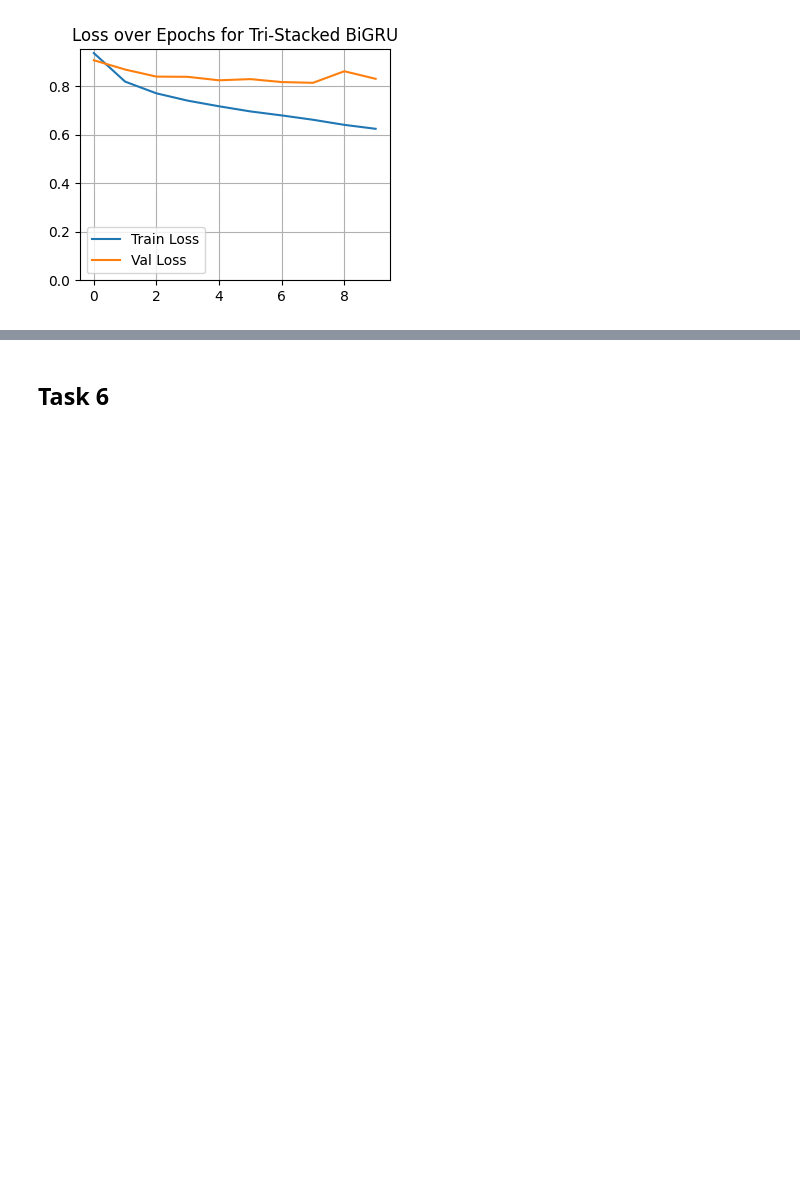
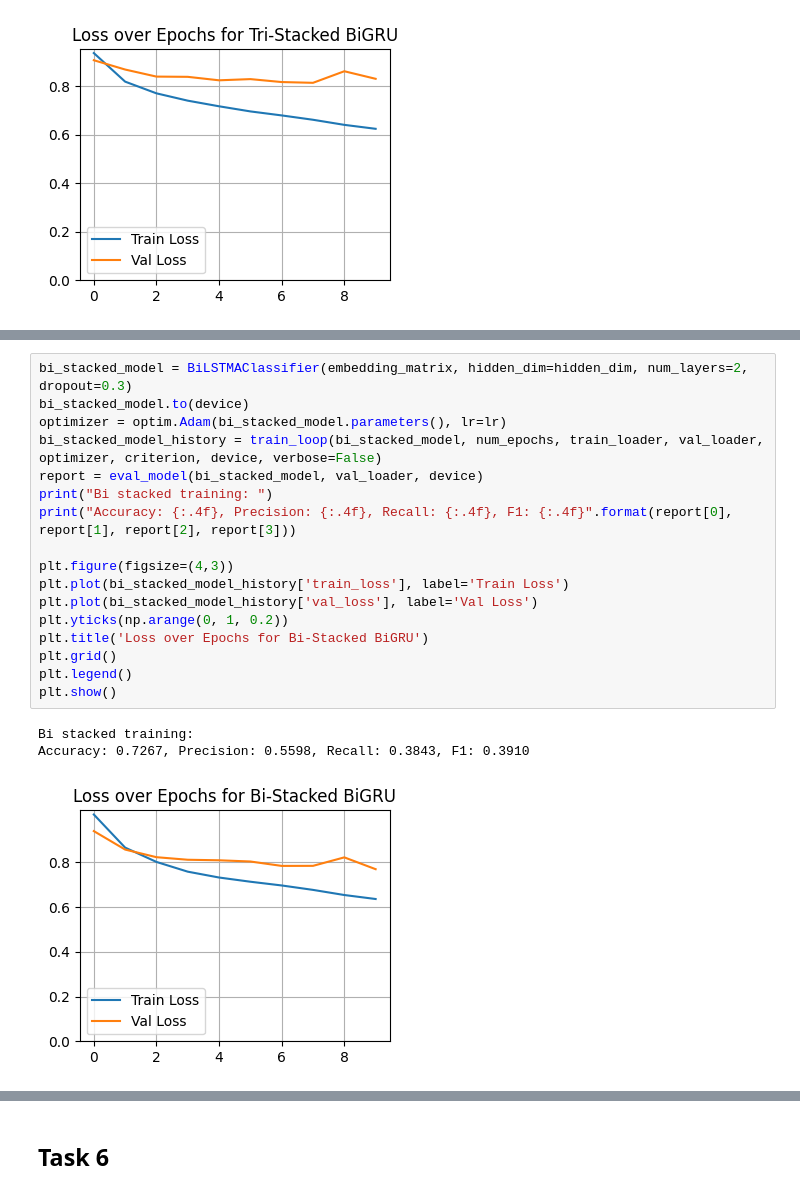
Before and after one commit to mattialodi0/progNLP, a Jupyter notebook: assignment-1/draft.ipynb, the cells around one changed output, grey strips where cells are left out. Cells and saved outputs as stored; diff of their text form; blank space fills up the shorter version.

```diff
--- a/assignment-1/draft.ipynb
+++ b/assignment-1/draft.ipynb
@@ -1509,0 +1636,21 @@ Accuracy: 0.7267, Precision: 0.5513, Recall: 0.3673, F1: 0.3708
+# %%
+bi_stacked_model = BiLSTMAClassifier(embedding_matrix, hidden_dim=hidden_dim, num_layers=2, dropout=0.3)
+bi_stacked_model.to(device)
+optimizer = optim.Adam(bi_stacked_model.parameters(), lr=lr)
+bi_stacked_model_history = train_loop(bi_stacked_model, num_epochs, train_loader, val_loader, optimizer, criterion, device, verbose=False)
+report = eval_model(bi_stacked_model, val_loader, device)
+print("Bi stacked training: ")
+print("Accuracy: {:.4f}, Precision: {:.4f}, Recall: {:.4f}, F1: {:.4f}".format(report[0], report[1], report[2], report[3]))
+
+plt.figure(figsize=(4,3))
+plt.plot(bi_stacked_model_history['train_loss'], label='Train Loss')
+plt.plot(bi_stacked_model_history['val_loss'], label='Val Loss')
+plt.yticks(np.arange(0, 1, 0.2))
+plt.title('Loss over Epochs for Bi-Stacked BiGRU')
+plt.grid()
+plt.legend()
+plt.show()
+# %% [output]
+Bi stacked training:
+Accuracy: 0.7267, Precision: 0.5598, Recall: 0.3843, F1: 0.3910
+[figure, added]
```
Also changed, not shown: parts of 16 cells of this notebook.
